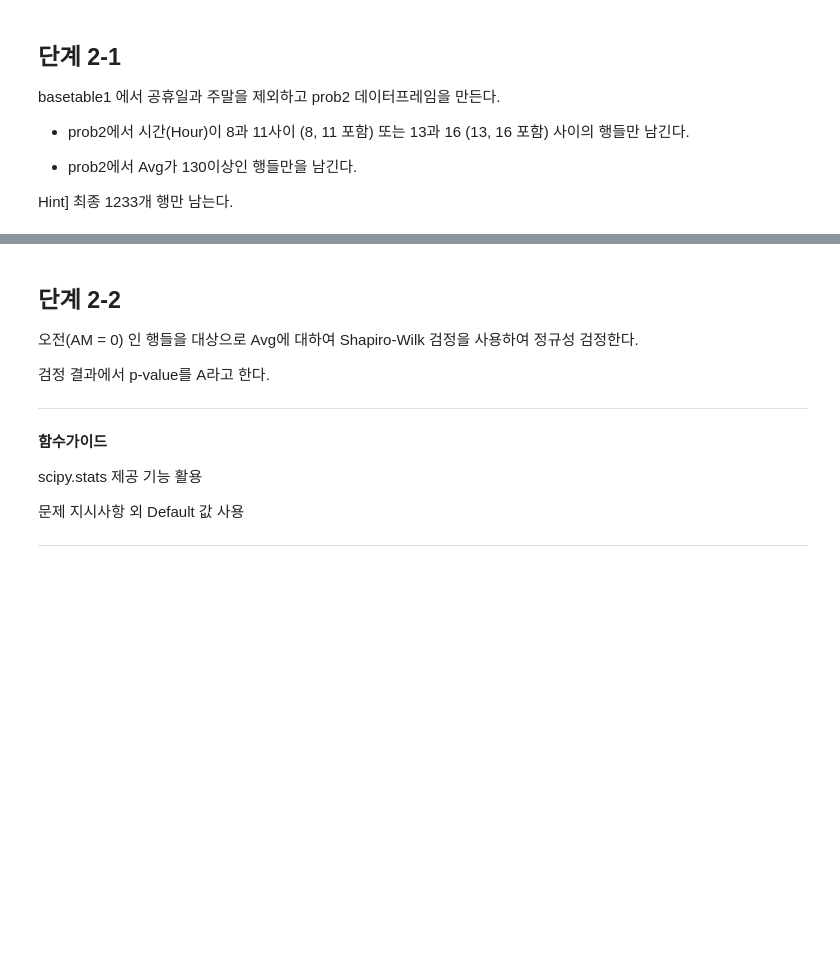
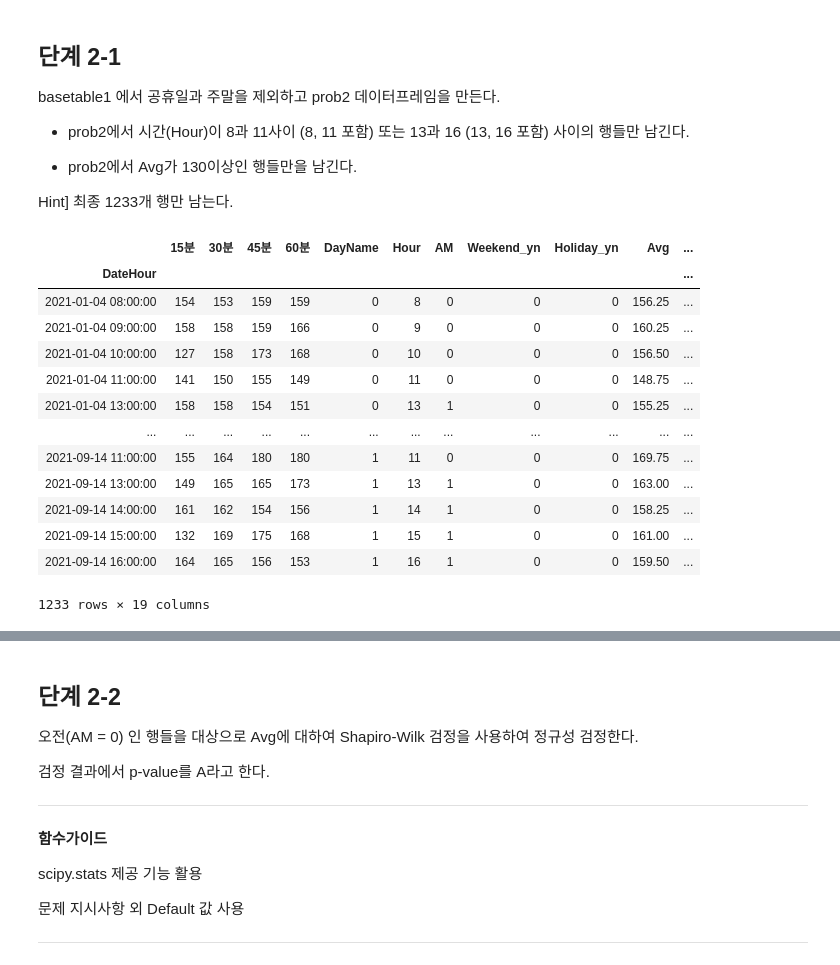
Before and after one commit to sunkusun9/DS_lv3_2308, a Jupyter notebook: sec_ds_lv3_prob3_prob.ipynb, the cells around one changed output, grey strips where cells are left out. Saved outputs shown, nothing was run; the diff lists cells and outputs as text; code cells hidden in the pictures; blank space fills up the shorter version.

```diff
--- a/sec_ds_lv3_prob3_prob.ipynb
+++ b/sec_ds_lv3_prob3_prob.ipynb
@@ -584,3 +584,26 @@ basetable1 에서 공휴일과 주말을 제외하고 prob2 데이터프레임
 - prob2에서 Avg가 130이상인 행들만을 남긴다.
 
 Hint] 최종 1233개 행만 남는다.
+# %%
+# all 메소드를 통해서 주말/휴일이 아닌 행들을 뽑아 봅니다
+# query를 이용하여 조건을 컬럼명으로 구성한 조건식으로 행들을 뽑아옵니다.
+
+df_prob2 = df_basetable1.loc[
+    (df_basetable1[['Weekend_yn', 'Holiday_yn']] == 0).all(axis=1)
+].query("((Hour >= 8 and Hour <= 11) or (Hour >= 13 and Hour <= 16)) and Avg >= 130")
+df_prob2
+# %% [output]
+|  | 15분 | 30분 | 45분 | 60분 | DayName | Hour | AM | Weekend_yn | Holiday_yn | Avg | ... |
+| DateHour |  |  |  |  |  |  |  |  |  |  | ... |
+| 2021-01-04 08:00:00 | 154 | 153 | 159 | 159 | 0 | 8 | 0 | 0 | 0 | 156.25 | ... |
+| 2021-01-04 09:00:00 | 158 | 158 | 159 | 166 | 0 | 9 | 0 | 0 | 0 | 160.25 | ... |
+| 2021-01-04 10:00:00 | 127 | 158 | 173 | 168 | 0 | 10 | 0 | 0 | 0 | 156.50 | ... |
+| 2021-01-04 11:00:00 | 141 | 150 | 155 | 149 | 0 | 11 | 0 | 0 | 0 | 148.75 | ... |
+| 2021-01-04 13:00:00 | 158 | 158 | 154 | 151 | 0 | 13 | 1 | 0 | 0 | 155.25 | ... |
+| ... | ... | ... | ... | ... | ... | ... | ... | ... | ... | ... | ... |
+| 2021-09-14 11:00:00 | 155 | 164 | 180 | 180 | 1 | 11 | 0 | 0 | 0 | 169.75 | ... |
+| 2021-09-14 13:00:00 | 149 | 165 | 165 | 173 | 1 | 13 | 1 | 0 | 0 | 163.00 | ... |
+| 2021-09-14 14:00:00 | 161 | 162 | 154 | 156 | 1 | 14 | 1 | 0 | 0 | 158.25 | ... |
+| 2021-09-14 15:00:00 | 132 | 169 | 175 | 168 | 1 | 15 | 1 | 0 | 0 | 161.00 | ... |
+| 2021-09-14 16:00:00 | 164 | 165 | 156 | 153 | 1 | 16 | 1 | 0 | 0 | 159.50 | ... |
+1233 rows × 19 columns
```
Also changed, not shown: parts of 45 cells of this notebook.
